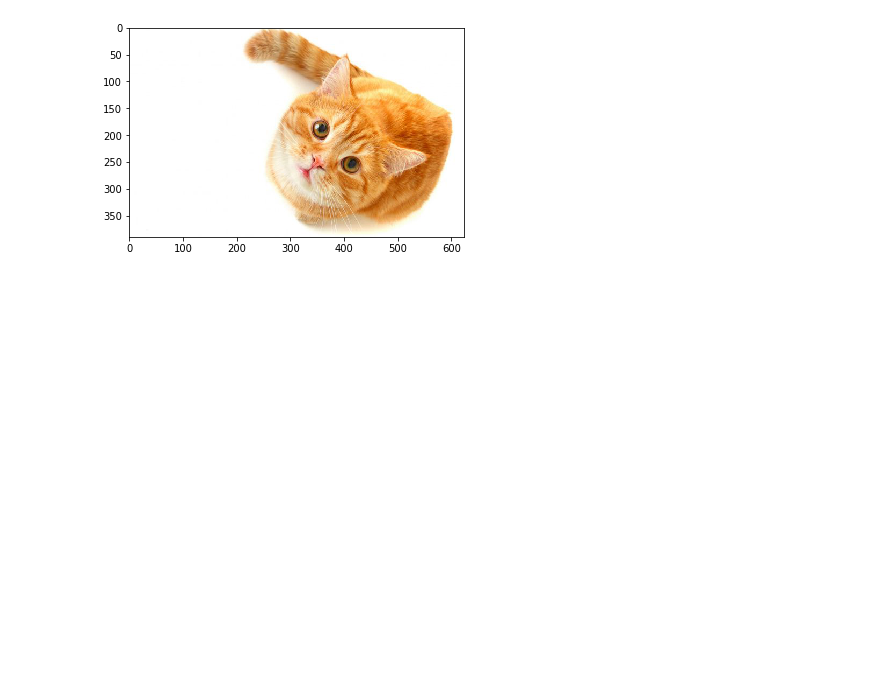
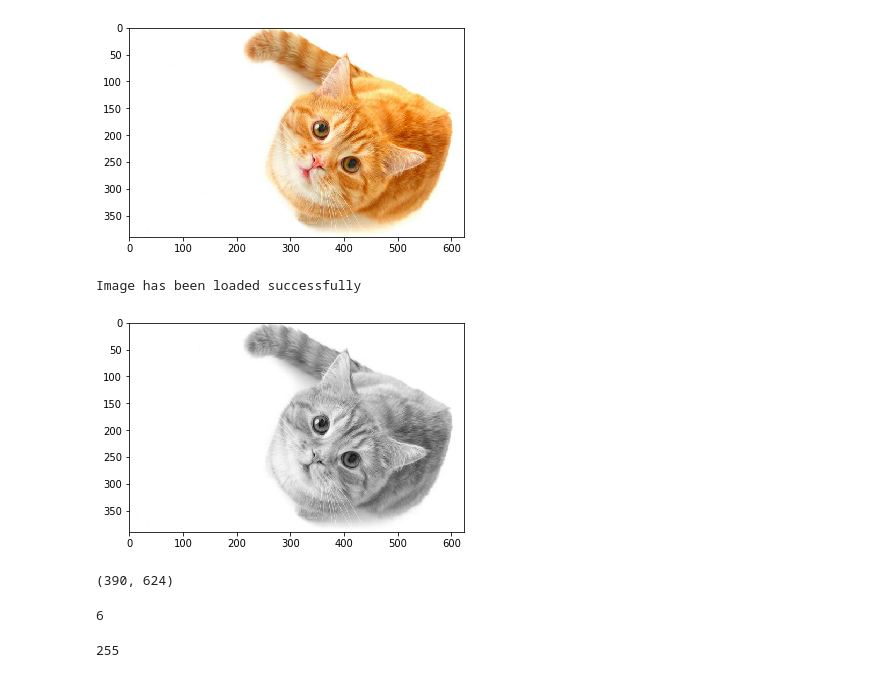
Before and after one commit to JeffLabonte/Computer_Vision_Course_Example, a Jupyter notebook: numpy_examples/open_file_opencv.ipynb, the cells around one changed output. Cells and saved outputs as stored; diff of their text form; code cells hidden in the pictures; blank space fills up the shorter version.

Commit message:
Add notes and shows dark and light colors

```diff
--- a/numpy_examples/open_file_opencv.ipynb
+++ b/numpy_examples/open_file_opencv.ipynb
@@ -28,3 +28,25 @@ plt.imshow(fixed_img)
 # %% [output]
 <matplotlib.image.AxesImage at 0x...>
 [figure]
+# %%
+img_gray = cv2.imread("cat_picture.jpg", cv2.IMREAD_GRAYSCALE)
+if img is None: # If file doesn't exist
+    print("Image {} hasn't been loaded".format(img))
+else:
+    print("Image has been loaded successfully")
+    plt.imshow(img_gray, cmap="gray")
+# %% [output]
+Image has been loaded successfully
+[figure, added]
+# %%
+img_gray.shape # No need for more channel
+# %% [output]
+(390, 624)
+# %%
+img_gray.min() # The lightest color
+# %% [output]
+6
+# %%
+img_gray.max() # The darkest color - Range from 0 - 255
+# %% [output]
+255
```
